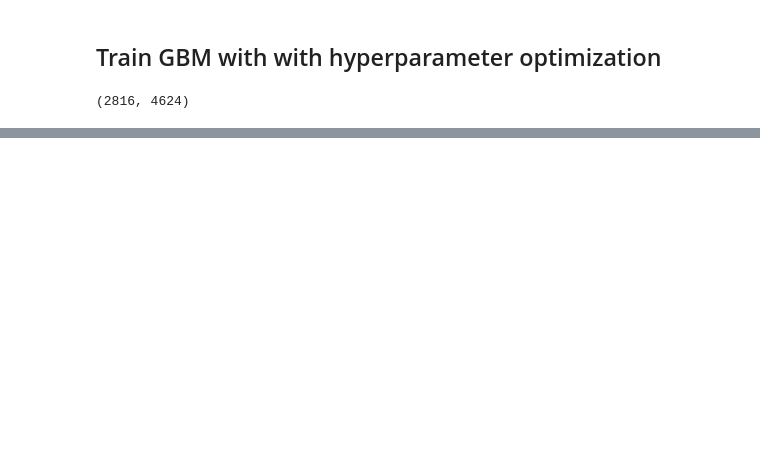
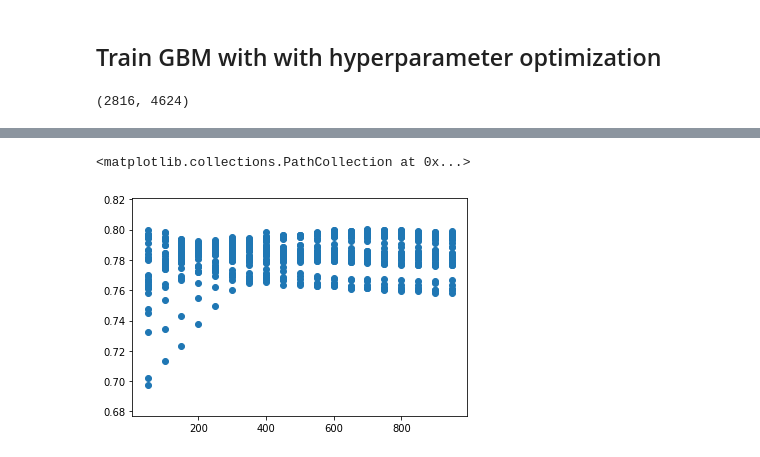
Before and after one commit to rcjackson/arming_the_edge, a Jupyter notebook: notebooks/Time period identification.ipynb, the cells around one changed output, grey strips where cells are left out. Saved outputs shown, nothing was run; the diff lists cells and outputs as text; code cells hidden in the pictures; blank space fills up the shorter version.

```diff
--- a/notebooks/Time period identification.ipynb
+++ b/notebooks/Time period identification.ipynb
@@ -420,0 +592,5 @@ Percent correct in training set: 97.09
+# %%
+plt.scatter(hyperparameter_csv.param_n_estimators, hyperparameter_csv.mean_test_score)
+# %% [output]
+<matplotlib.collections.PathCollection at 0x...>
+[figure, added]
```
Also changed, not shown: parts of 40 cells of this notebook, 1 other file.
